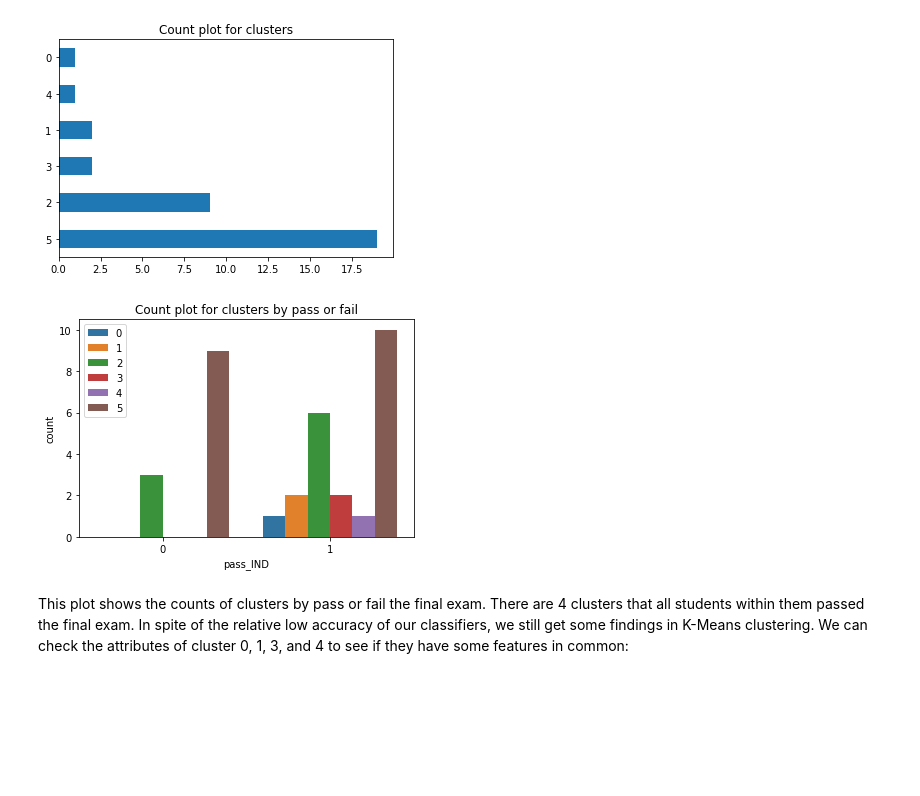
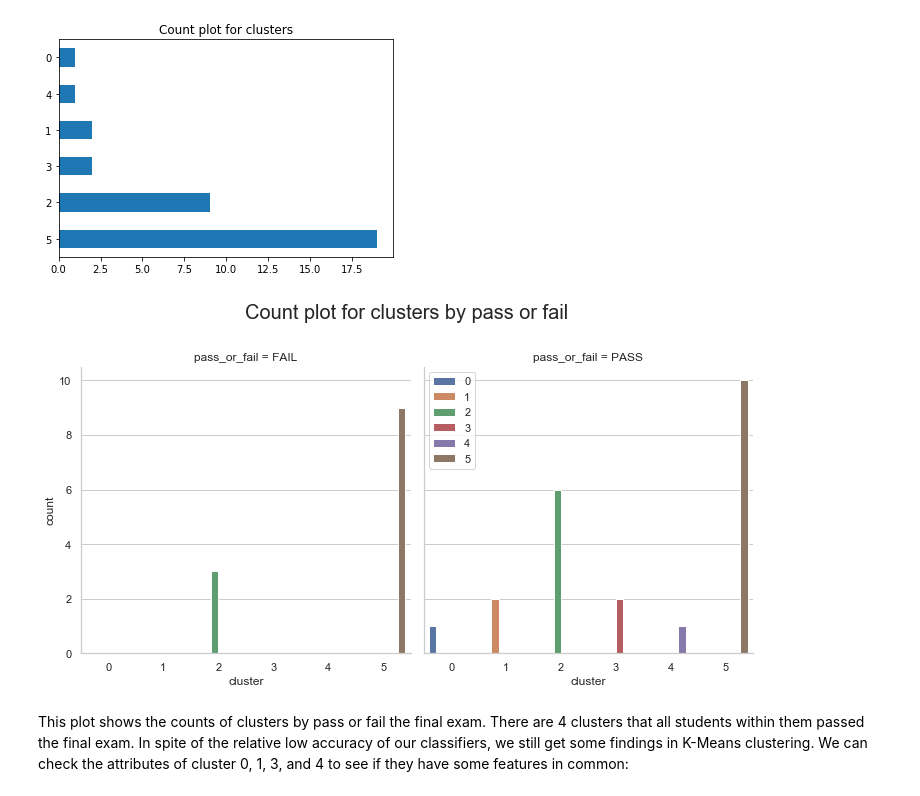
Before and after one commit to ZhenghaoXiao32/educational-process-mining, a Jupyter notebook: educational_process_mining.ipynb, the cells around one changed output. Saved outputs shown, nothing was run; the diff lists cells and outputs as text; code cells hidden in the pictures; blank space fills up the shorter version.

```diff
--- a/educational_process_mining.ipynb
+++ b/educational_process_mining.ipynb
@@ -953,0 +956,2 @@ plt.hist(grades['Session 6'], color='lightblue', edgecolor='black');
+# %%
+sns.set(style='whitegrid')
@@ -1756,13 +2030,15 @@ plt.title('Count plot for clusters');
 # %% [output]
 [figure]
 # %%
-g = sns.countplot(x='pass_IND', hue='cluster', data=df_clean)
+df_clean_copy = df_clean.copy()
+df_clean_copy["pass_or_fail"] = ["PASS" if x == 1 else "FAIL" for x in df_clean_copy["pass_IND"]]
 
+g = sns.catplot(x='cluster', hue='cluster', data=df_clean_copy, col="pass_or_fail",kind="count")
 
 plt.legend(loc='upper left')
-plt.title('Count plot for clusters by pass or fail');
+g.fig.suptitle("\n\n".join(['Count plot for clusters by pass or fail']),fontsize=20, y=1.1);
 # %% [output]
-[figure, old version]
+[figure, new version]
 # %% [markdown]
 This plot shows the counts of clusters by pass or fail the final exam. There are 4 clusters that all students within them passed the final exam. In spite of the relative low accuracy of our classifiers, we still get some findings in K-Means clustering. We can check the attributes of cluster 0, 1, 3, and 4 to see if they have some features in common:
 # %%
```
Also changed, not shown: parts of 114 cells of this notebook.
